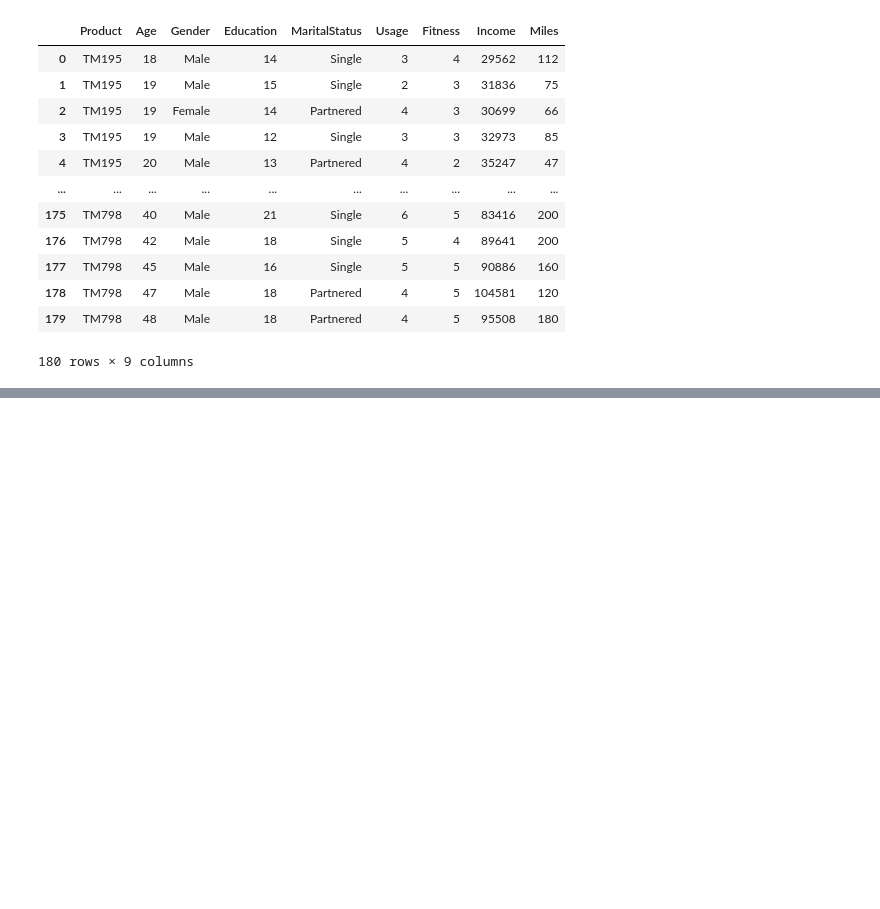
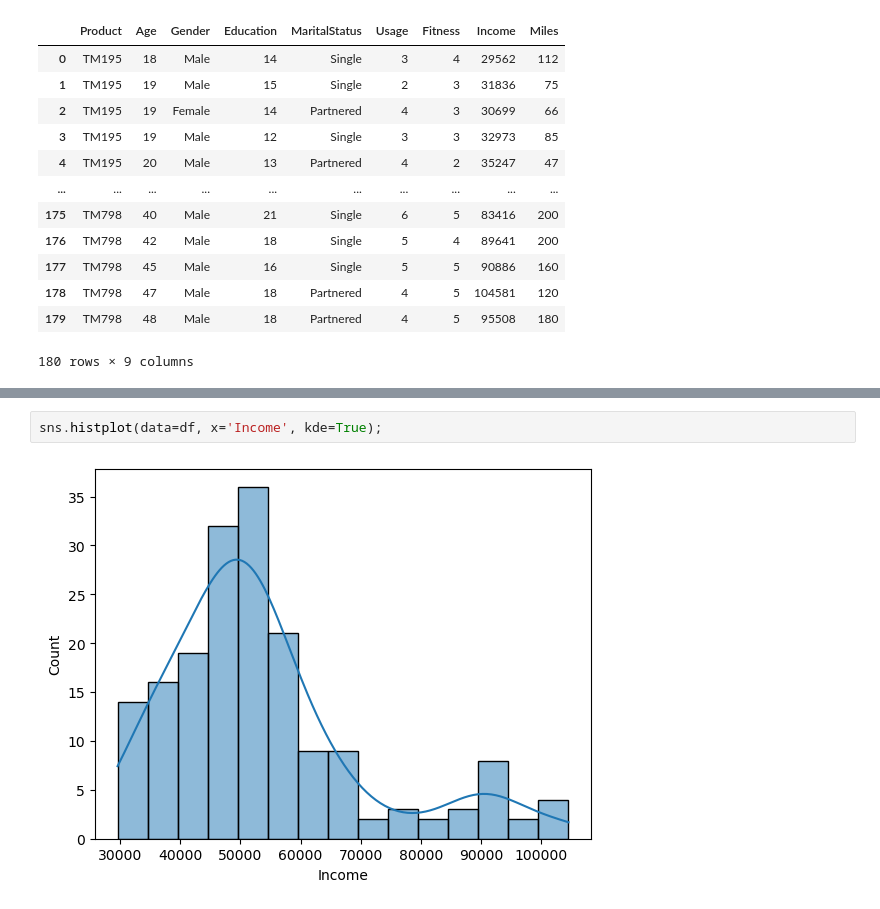
Before and after one commit to zypher-4/mit-adsp, a Jupyter notebook: Week 1/First Casestudy.ipynb, the cells around one changed output, grey strips where cells are left out. Cells and saved outputs as stored; diff of their text form; blank space fills up the shorter version.

```diff
--- a/Week 1/First Casestudy.ipynb
+++ b/Week 1/First Casestudy.ipynb
@@ -23,0 +108,4 @@ df
+# %%
+sns.histplot(data=df, x='Income', kde=True);
+# %% [output]
+[figure, added]
```
Also changed, not shown: parts of 14 cells of this notebook, 8 other files.
